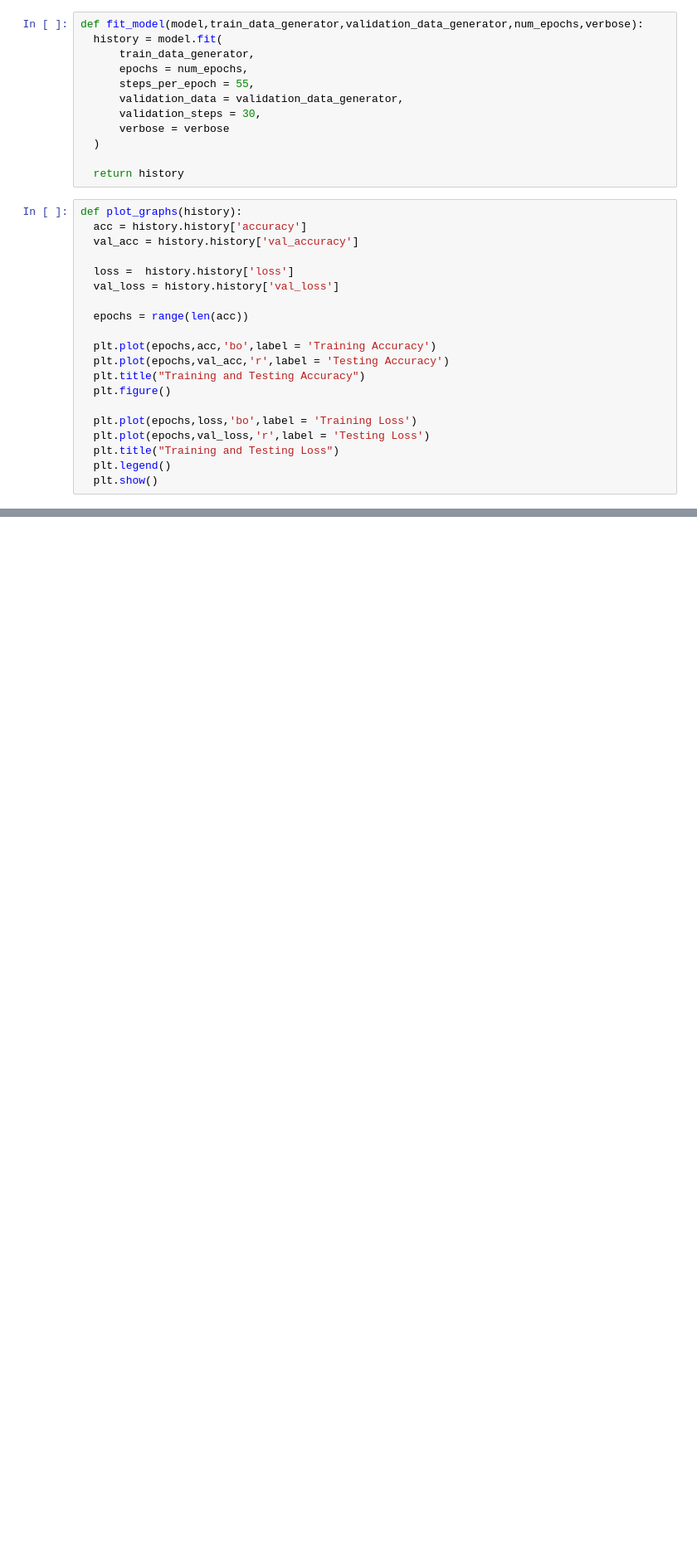
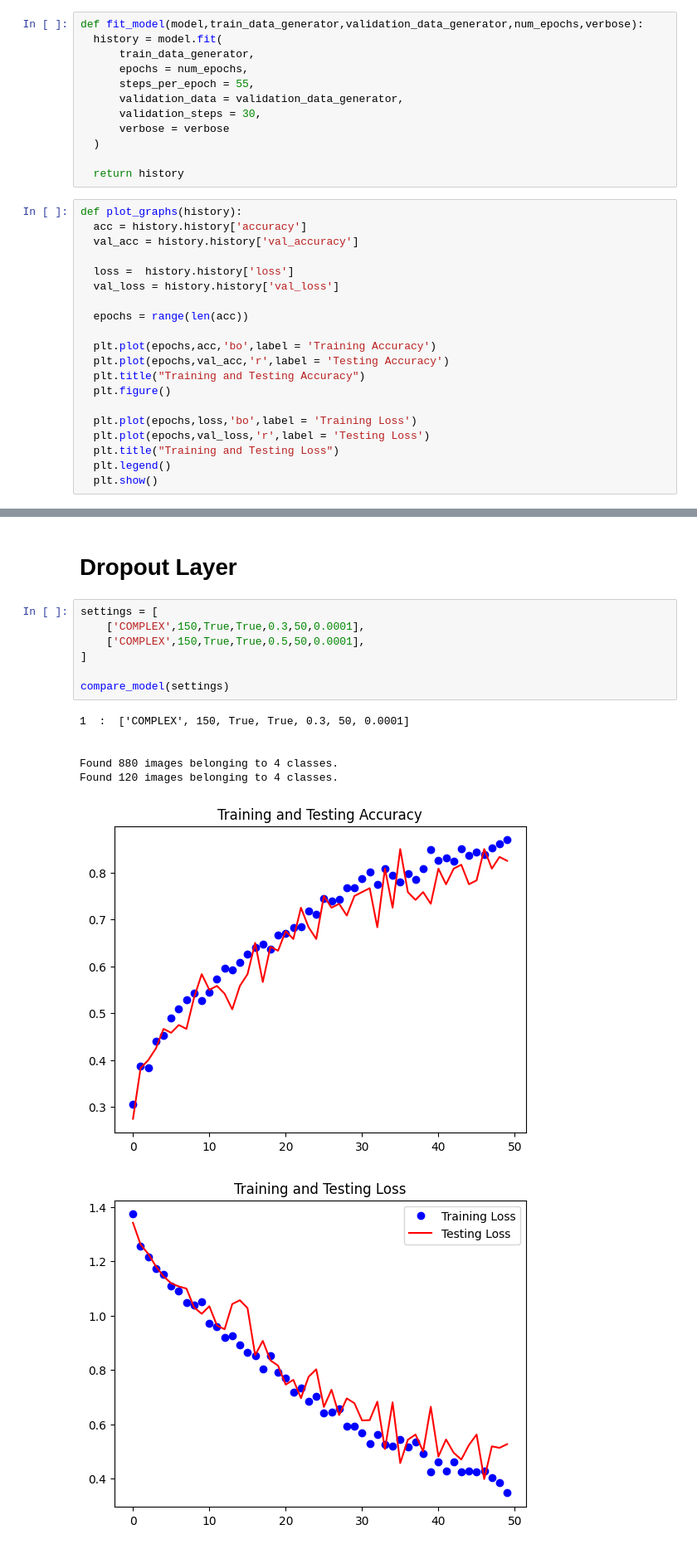
Before and after one commit to yeesem/Soft-Computing, a Jupyter notebook: Soft_Computing_Assignment_2.ipynb, the cells around one changed output, grey strips where cells are left out. Shown at 83% size. Cells and saved outputs as stored; diff of their text form; blank space fills up the shorter version.

```diff
--- a/Soft_Computing_Assignment_2.ipynb
+++ b/Soft_Computing_Assignment_2.ipynb
@@ -323,0 +429,17 @@ Found 120 images belonging to 4 classes.
+# %% [markdown]
+# Dropout Layer
+# %%
+settings = [
+    ['COMPLEX',150,True,True,0.3,50,0.0001],
+    ['COMPLEX',150,True,True,0.5,50,0.0001],
+]
+
+compare_model(settings)
+# %% [output]
+1  :  ['COMPLEX', 150, True, True, 0.3, 50, 0.0001]
+
+
+Found 880 images belonging to 4 classes.
+Found 120 images belonging to 4 classes.
+[figure, added]
+[figure, added]
```
Also changed, not shown: parts of 19 cells of this notebook.
